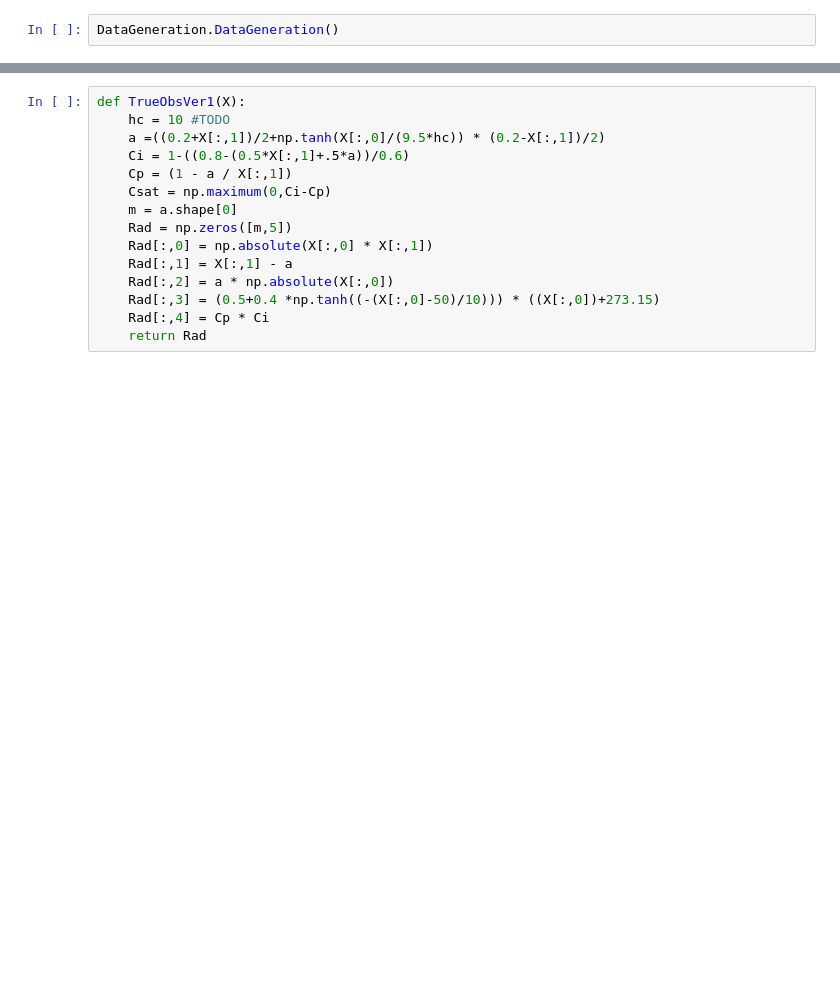
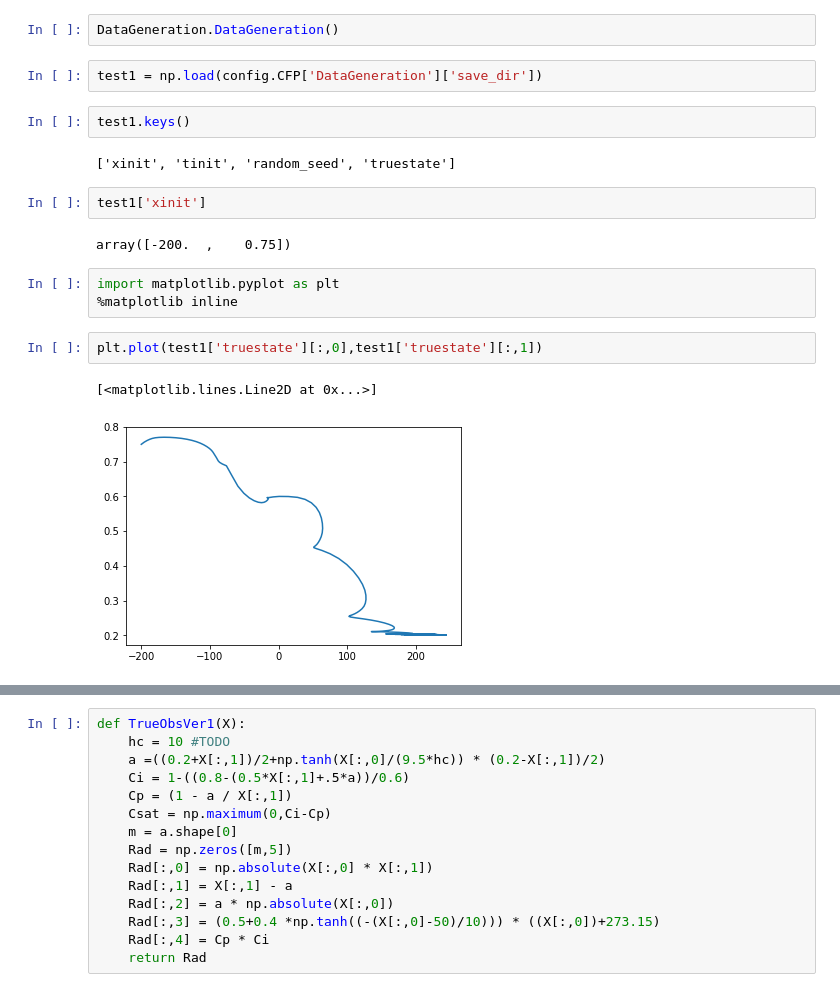
Before and after one commit to SiyangJ/Data-Assimilation, a Jupyter notebook: FA18/Modularized/Test.ipynb, the cells around one changed output, grey strips where cells are left out. Cells and saved outputs as stored; diff of their text form; blank space fills up the shorter version.

Commit message:
Finish DataGeneration.py

```diff
--- a/FA18/Modularized/Test.ipynb
+++ b/FA18/Modularized/Test.ipynb
@@ -14,2 +38,20 @@ import DataGeneration
 # %%
 DataGeneration.DataGeneration()
+# %%
+test1 = np.load(config.CFP['DataGeneration']['save_dir'])
+# %%
+test1.keys()
+# %% [output]
+['xinit', 'tinit', 'random_seed', 'truestate']
+# %%
+test1['xinit']
+# %% [output]
+array([-200.  ,    0.75])
+# %%
+import matplotlib.pyplot as plt
+%matplotlib inline
+# %%
+plt.plot(test1['truestate'][:,0],test1['truestate'][:,1])
+# %% [output]
+[<matplotlib.lines.Line2D at 0x...>]
+[figure, added]
```
Also changed, not shown: parts of 6 cells of this notebook, 2 other files.
